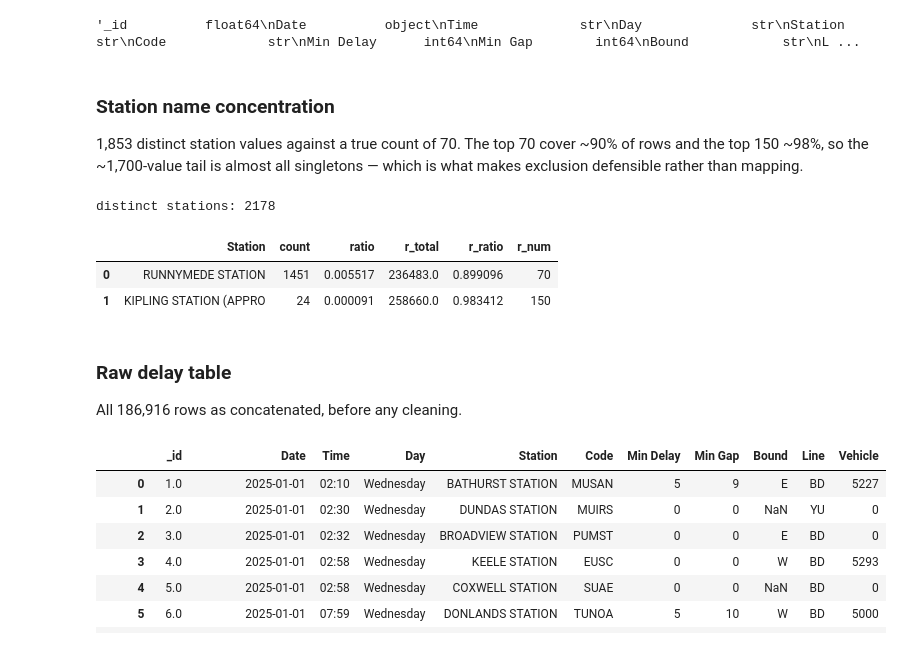
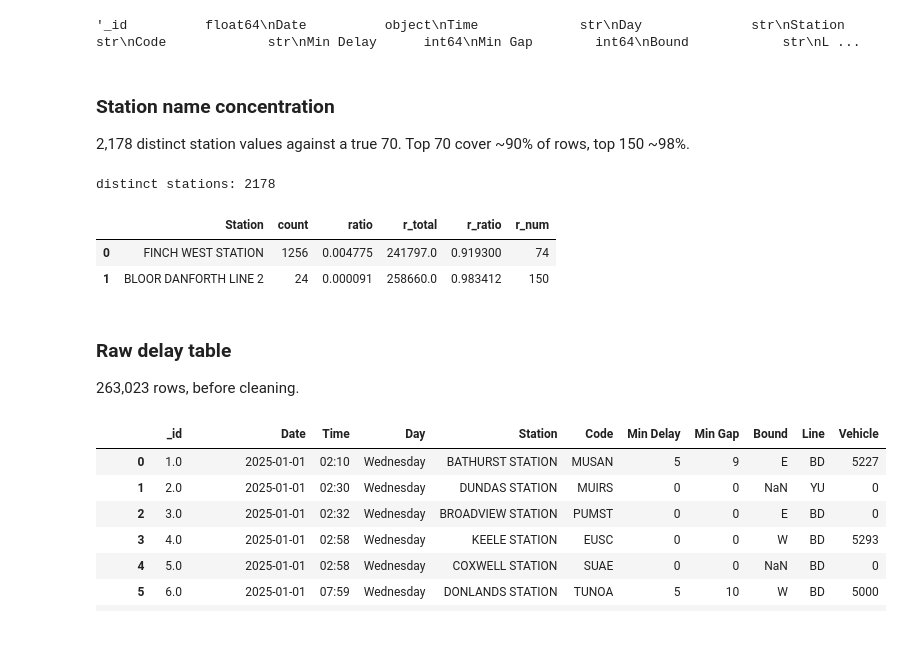
Before and after one commit to DevAwol/TTCdelay, a Jupyter notebook: explore.ipynb, the cells around one changed output. Cells and saved outputs as stored; diff of their text form; code cells hidden in the pictures.

```diff
--- a/explore.ipynb
+++ b/explore.ipynb
@@ -297,45 +287,43 @@ all_delays = pd.concat(dfs, ignore_index=True)
 # %% [markdown]
 ### Station name concentration
 
-1,853 distinct station values against a true count of 70. The top 70 cover
-~90% of rows and the top 150 ~98%, so the ~1,700-value tail is almost all
-singletons — which is what makes exclusion defensible rather than mapping.
+2,178 distinct station values against a true 70. Top 70 cover ~90% of rows, top 150 ~98%.
 # %%
 pd.set_option('display.max_rows', 100)
 
 con.sql("""
 CREATE OR REPLACE TABLE raw_delays AS
 SELECT * FROM all_delays
 """)
 
 n = con.sql("SELECT COUNT(DISTINCT Station) AS n FROM raw_delays").fetchone()[0]
 
 print(f"distinct stations: {n}\n")
 
 con.sql("""
 WITH ranked AS (
     SELECT
         Station,
         COUNT(Station) AS count,
         count / SUM(COUNT(*)) OVER () AS ratio,
         SUM(COUNT(*)) OVER (ORDER BY COUNT(*) DESC) as r_total,
         r_total / SUM(COUNT(*)) OVER () AS r_ratio,
         ROW_NUMBER() OVER (ORDER BY COUNT(*) DESC) AS r_num
     FROM raw_delays
     GROUP BY Station
     ORDER BY Count DESC
 )
-SELECT * FROM ranked WHERE r_num IN (70,150)
+SELECT * FROM ranked WHERE r_num IN (74,150)
 """).df()
 # %% [output]
 distinct stations: 2178
 |  | Station | count | ratio | r_total | r_ratio | r_num |
-| 0 | RUNNYMEDE STATION | 1451 | 0.005517 | 236483.0 | 0.899096 | 70 |
-| 1 | KIPLING STATION (APPRO | 24 | 0.000091 | 258660.0 | 0.983412 | 150 |
+| 0 | FINCH WEST STATION | 1256 | 0.004775 | 241797.0 | 0.919300 | 74 |
+| 1 | BLOOR DANFORTH LINE 2 | 24 | 0.000091 | 258660.0 | 0.983412 | 150 |
 # %% [markdown]
 ### Raw delay table
 
-All 186,916 rows as concatenated, before any cleaning.
+263,023 rows, before cleaning.
 # %%
 con.sql("""
 SELECT * FROM all_delays
```
Also changed, not shown: parts of 41 cells of this notebook.
